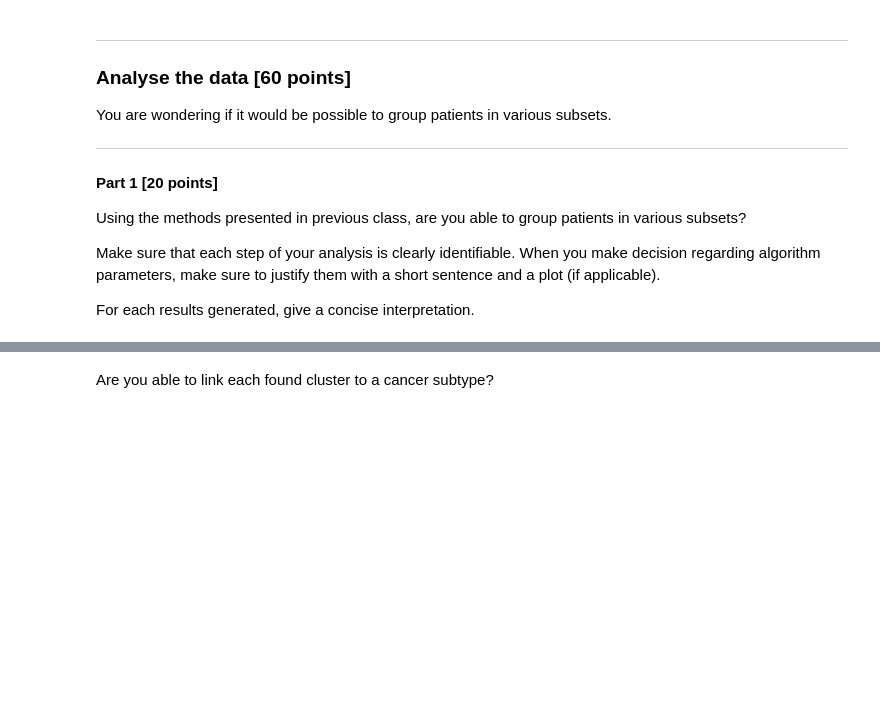
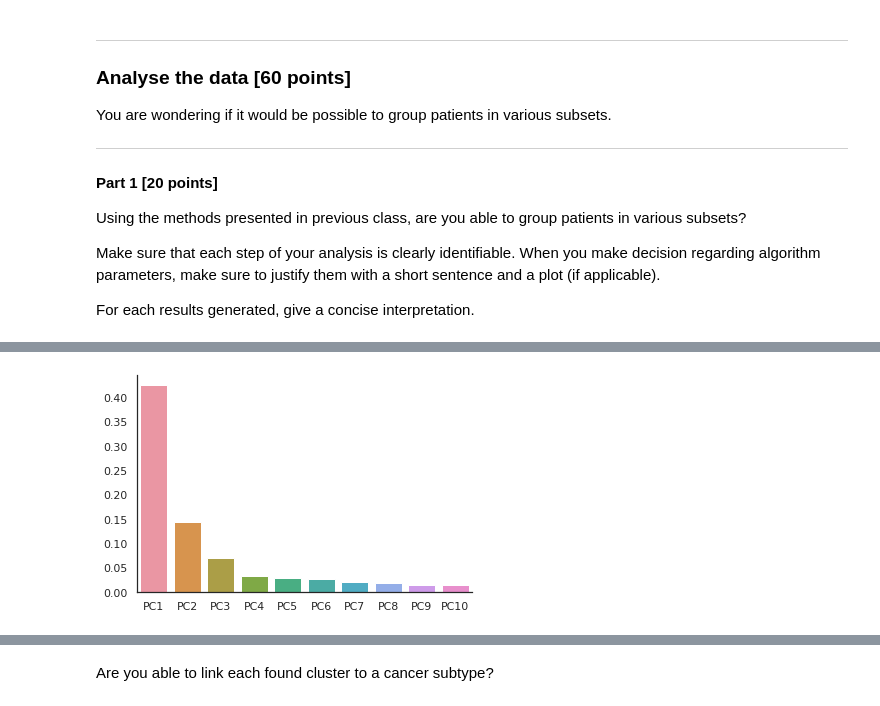
Before and after one commit to LaurenceCote/BIM6065, a Jupyter notebook: data_analysis_3.ipynb, the cells around one changed output, grey strips where cells are left out. Drawn from its saved outputs; the diff is of its cells as text; code cells hidden in the pictures; blank space fills up the shorter version.

```diff
--- a/data_analysis_3.ipynb
+++ b/data_analysis_3.ipynb
@@ -311,0 +330,18 @@ For each results generated, give a concise interpretation.
+# %%
+X = BC.iloc[:, 1:]
+
+pca = sklearn.decomposition.PCA(n_components=10)
+pca.fit(X)
+
+scale = sklearn.preprocessing.StandardScaler()
+scale.fit(X)
+X_scaled = scale.transform(X)
+pca_BC = sklearn.decomposition.PCA(n_components=10)
+pca_BC.fit(X_scaled)
+
+sns.barplot(x=["PC1", "PC2", "PC3", "PC4", "PC5", "PC6", "PC7", "PC8", "PC9", "PC10"], y=pca_BC.explained_variance_ratio_)
+sns.despine()
+
+#3 components are enough
+# %% [output]
+[figure, added]
```
Also changed, not shown: parts of 15 cells of this notebook.
